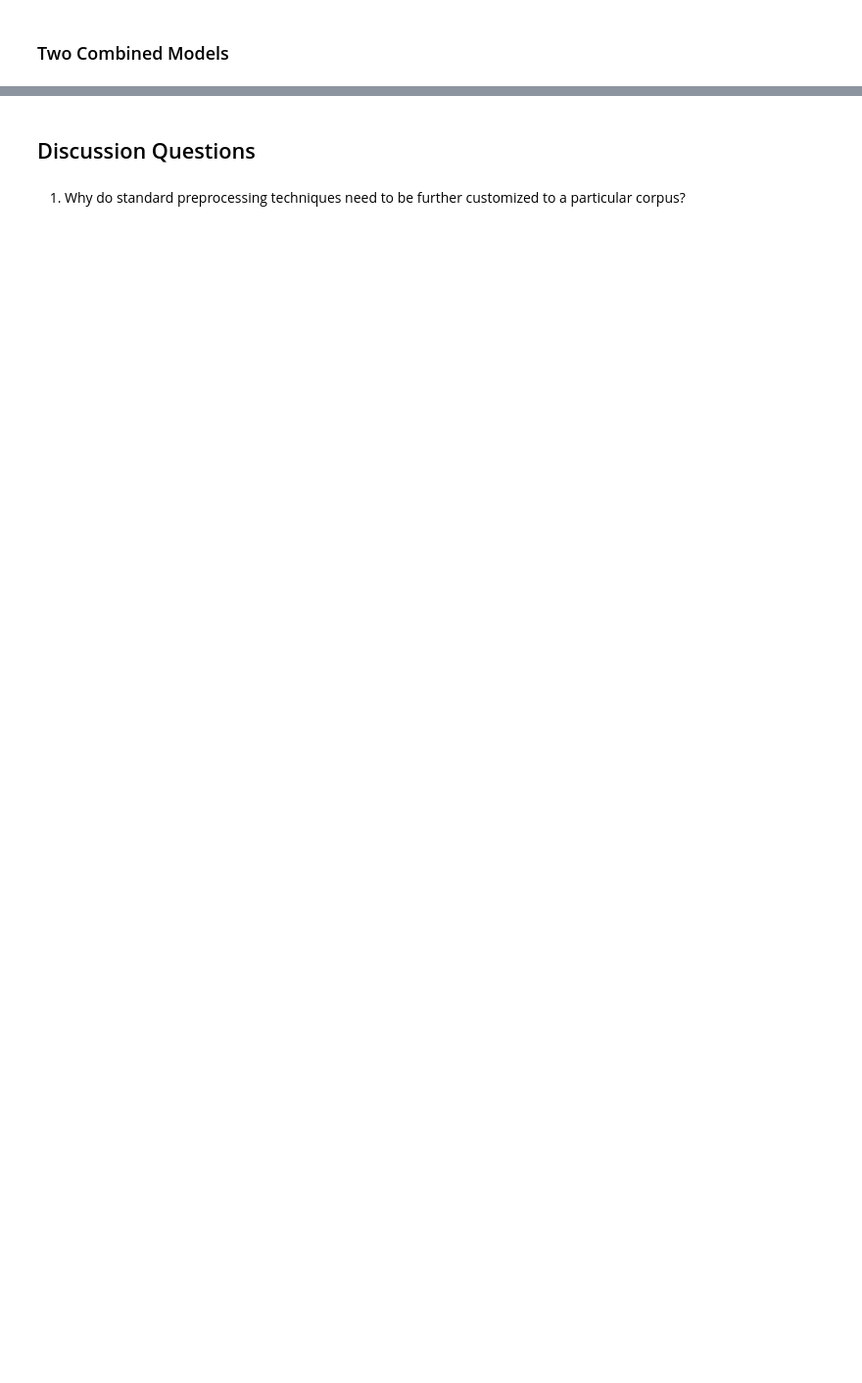
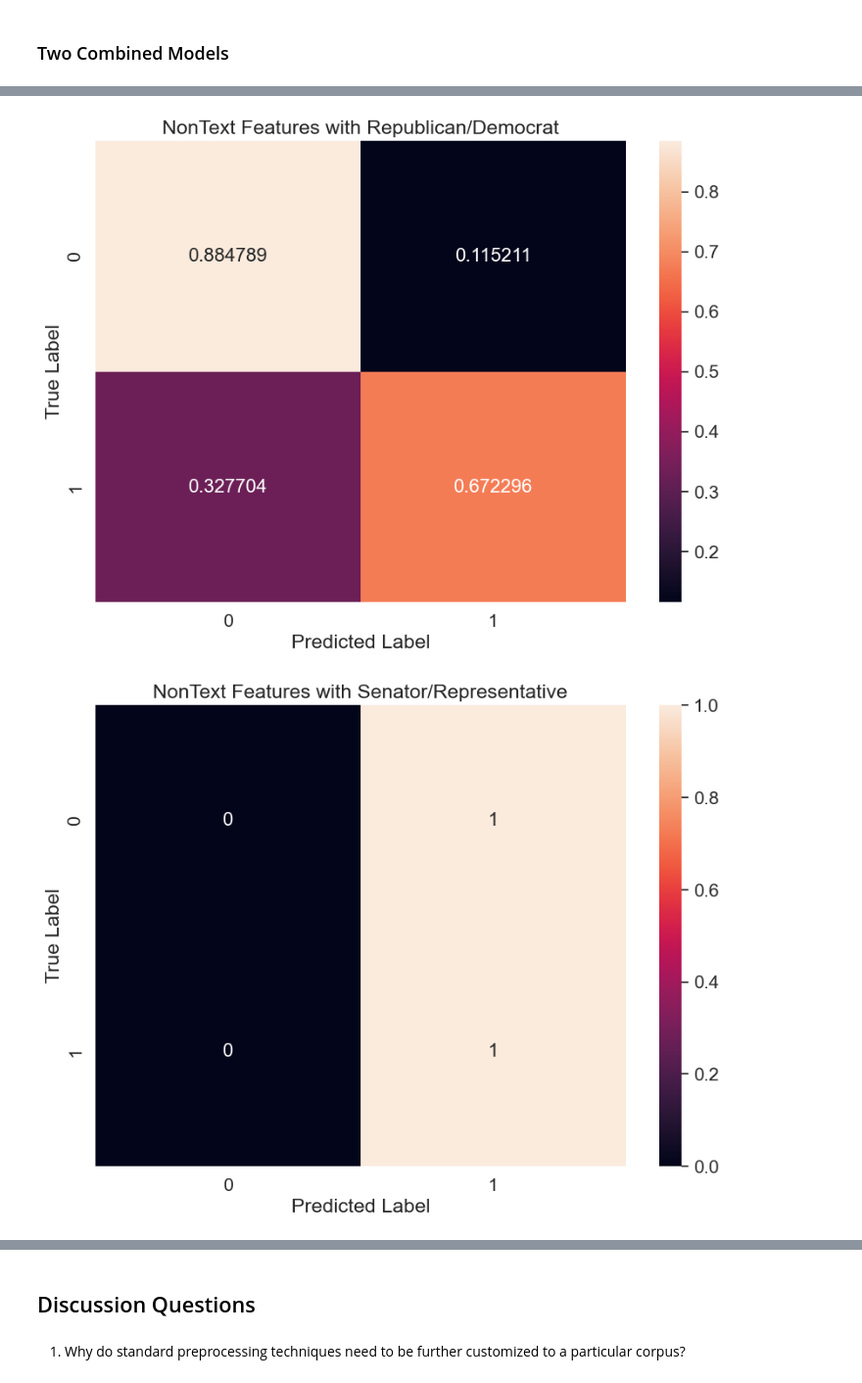
Before and after one commit to erawn/273M, a Jupyter notebook: Projects/Project 5/Project 5 Student.ipynb, the cells around one changed output, grey strips where cells are left out. Shown: that part at 98% size. Saved outputs shown, nothing was run; the diff lists cells and outputs as text; code cells hidden in the pictures; blank space fills up the shorter version.

```diff
--- a/Projects/Project 5/Project 5 Student.ipynb
+++ b/Projects/Project 5/Project 5 Student.ipynb
@@ -295,12 +310,8 @@ If time permits, you are encouraged to use hyperparameter tuning or AutoML techn
 ### Train Six Models with Just Text
 # %%
 # six models ([engineered features, frequency-based, embedding] * [democrat/republican, senator/representative])
-dataframes = [engineered_features]
-techniques = ["Engineered Features"]
-
-lb_style = LabelBinarizer()
-
-targets = [lb_style.fit_transform(tweets.select(pl.col('party'))),
-           lb_style.fit_transform(tweets.select(pl.col('position')))]
+dataframes = [engineered_features,topic_dist_df,doc_embeddings]
+techniques = ["Engineered Features", "LDA Topics", "Word2Vec"]
 
 target_labels = ["Republican/Democrat","Senator/Representative"]
+target_cat_labels = [["Democrat","Republican"],["Senator", "Representative"]]
@@ -326,0 +377,12 @@ for dataframe, technique in zip(dataframes, techniques):
+# %%
+# two models ([best text features + non-text features] * [democrat/republican, senator/representative])
+
+# tweets.head()
+nontext_features = tweets.select(["trump_2016_state_share", "clinton_2016_state_share","obama_2012_state_share","romney_2012_state_share"])\
+    .with_columns(
+        trump_2016_state_share=pl.col('trump_2016_state_share').map_elements(lambda x: locale.atoi(x), return_dtype=pl.Int64),
+        clinton_2016_state_share=pl.col('clinton_2016_state_share').map_elements(lambda x: locale.atoi(x), return_dtype=pl.Int64),
+        obama_2012_state_share=pl.col('obama_2012_state_share').map_elements(lambda x: locale.atoi(x), return_dtype=pl.Int64),
+        romney_2012_state_share=pl.col('romney_2012_state_share').map_elements(lambda x: locale.atoi(x), return_dtype=pl.Int64)
+        )
+best_combined = numpy.concatenate((nontext_features,doc_embeddings), axis=1)
@@ -326,0 +400,5 @@ for dataframe, technique in zip(dataframes, techniques):
+# %%
+logisticRegressionBatch([nontext_features,best_combined], ["NonText Features", "Best Combined"],targets,target_labels, target_cat_labels)
+# %% [output]
+[figure, added]
+[figure, added]
```
Also changed, not shown: parts of 34 cells of this notebook.
